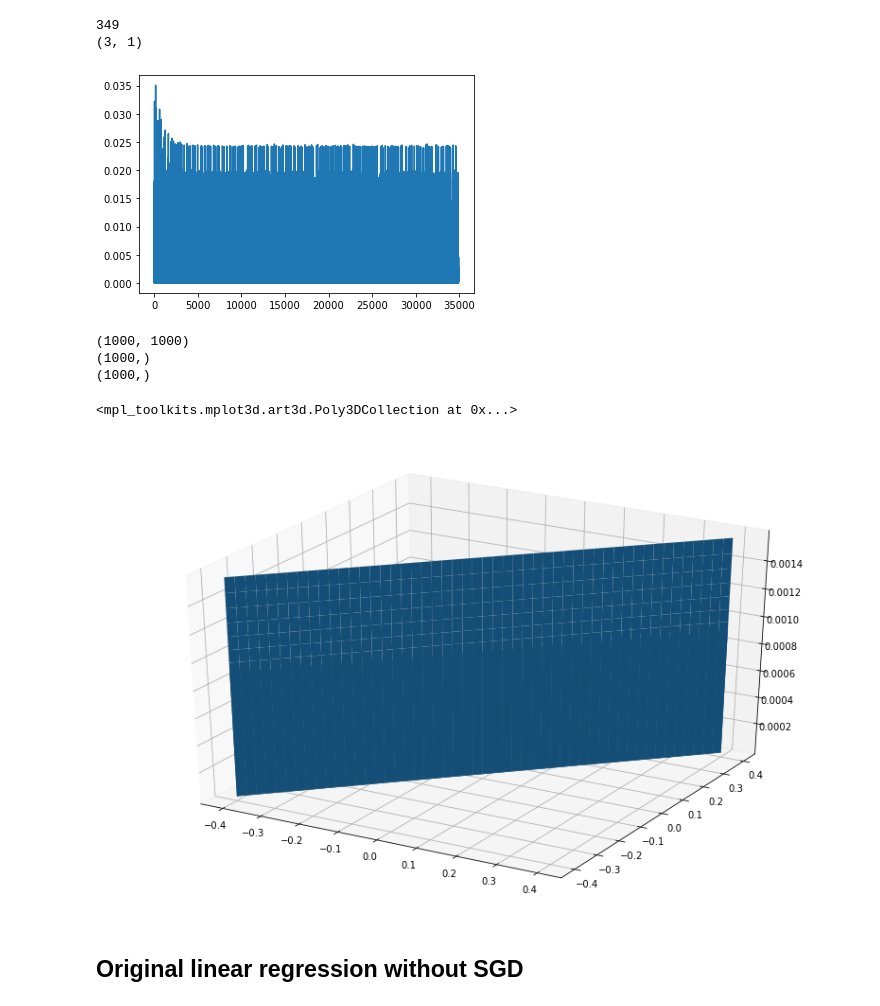
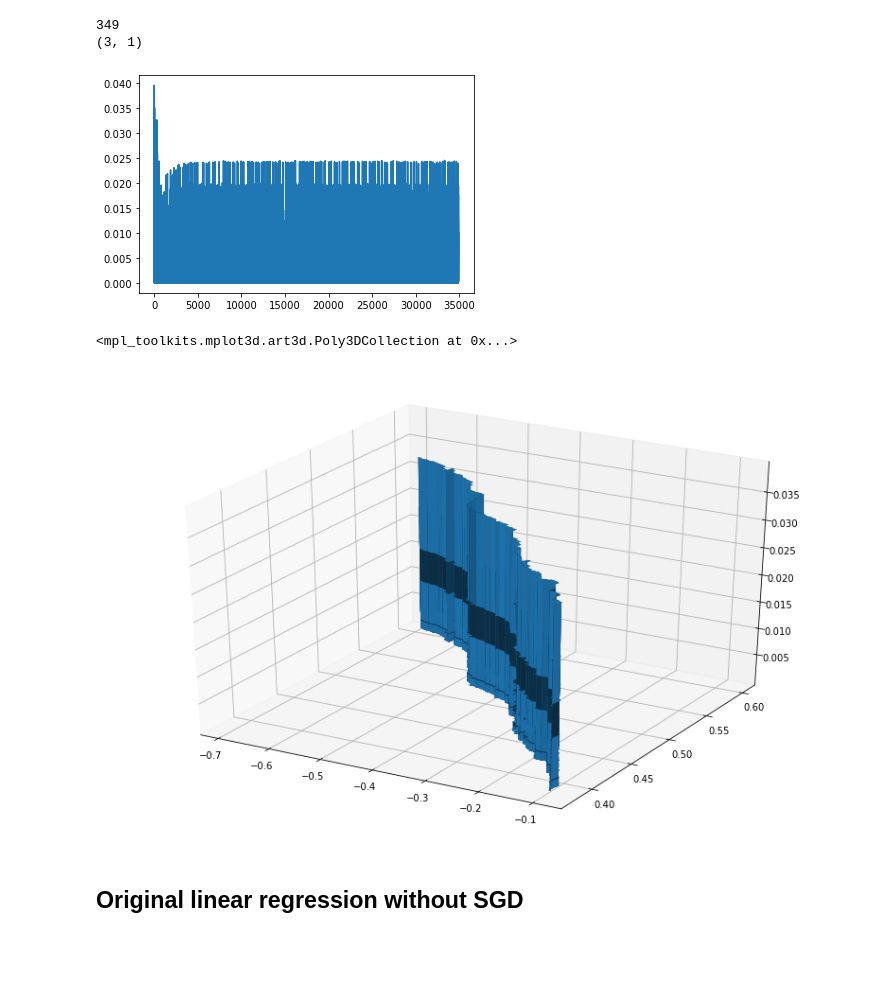
Before and after one commit to prakHr/NeuralNetworksAndFuzzyLogic, a Jupyter notebook: Assignment1_2.ipynb, the cells around one changed output. Drawn from its saved outputs; the diff is of its cells as text; code cells hidden in the pictures; blank space fills up the shorter version.

Commit message:
Added 3d contour plot of cost function

```diff
--- a/Assignment1_2.ipynb
+++ b/Assignment1_2.ipynb
@@ -124,7 +124,11 @@ print(N,D)
 # %%
 W = np.random.randn(D)/np.sqrt(D)
 W = np.array([W]).T
+
+
 W0=W.copy()
+
+xx,yy,zz=[],[],[]
 
 cost_for_plots = []
 for i in range(sgd_iters):
@@ -151,12 +155,15 @@ for i in range(sgd_iters):
         W = W - learning_rate*x.T.dot(delta)
 
         mse = np.multiply(delta,delta).sum()/N
+        xx.append(W[1])
+        yy.append(W[2])
         cost_for_plots.append(mse)
         costs.append(mse)
 #     print(f"costs = {costs}")
 #     costs=np.array(costs)
     overall_costs.append(costs)
 # overall_costs=np.array(overall_costs)
+zz=cost_for_plots
 # %%
 print(len(overall_costs))
 # %% [output]
@@ -171,16 +178,12 @@ print(W.shape)
 plt.plot(cost_for_plots)
 plt.show()
 # %% [output]
-[figure, old version]
+[figure, new version]
 # %%
-w1 = np.linspace(-0.4,0.4,num=1000)
-w2 = np.linspace(-0.4,0.4,num=1000)
-J1 = np.zeros((len(w1),len(w2)))
-print(J1.shape)
-print(w1.shape)
-print(w2.shape)
+# w1 = np.linspace(-0.4,0.4,num=1000)
+# w2 = np.linspace(-0.4,0.4,num=1000)
+# J1 = np.zeros((len(w1),len(w2)))
+# print(J1.shape)
+# print(w1.shape)
+# print(w2.shape)
-# %% [output]
-(1000, 1000)
-(1000,)
-(1000,)
 # %%
@@ -193,22 +196,22 @@ for i in range(len(w1)):
 # %%
-xx,yy=w1,w2
-
+# xx,yy=w1,w2
+xxx,yyy,zzz=np.array(yy[:1000]),np.array(xx[:1000]),np.array([zz[:1000]])
 # Creating figure
 fig = plt.figure(figsize =(14, 9))
 ax = plt.axes(projection ='3d')
 
 # Creating plot
-ax.plot_surface(x, y, z)
+ax.plot_surface(xxx, yyy, zzz)
 
-# Xgrid = np.vstack((xx.flatten(),yy.flatten())).T
+# Xgrid = np.vstack((xxx.flatten(),yyy.flatten())).T
 # plt.scatter(Xgrid[:,0],Xgrid[:,1])
 # fig=plt.figure()
 # ax=fig.add_subplot(111,projection='3d')
 
-# ax.plot_trisurf(Xgrid[:,0],Xgrid[:,1],J1,linewidth = 0.2,antialiased=True)
+# ax.plot_trisurf(Xgrid[:,0],Xgrid[:,1],zzz,linewidth = 0.2,antialiased=True)
 # %% [output]
 <mpl_toolkits.mplot3d.art3d.Poly3DCollection at 0x...>
-[figure, old version]
+[figure, new version]
 # %% [markdown]
 ## Original linear regression without SGD
 # %%
```
Also changed, not shown: parts of 2 cells of this notebook.
